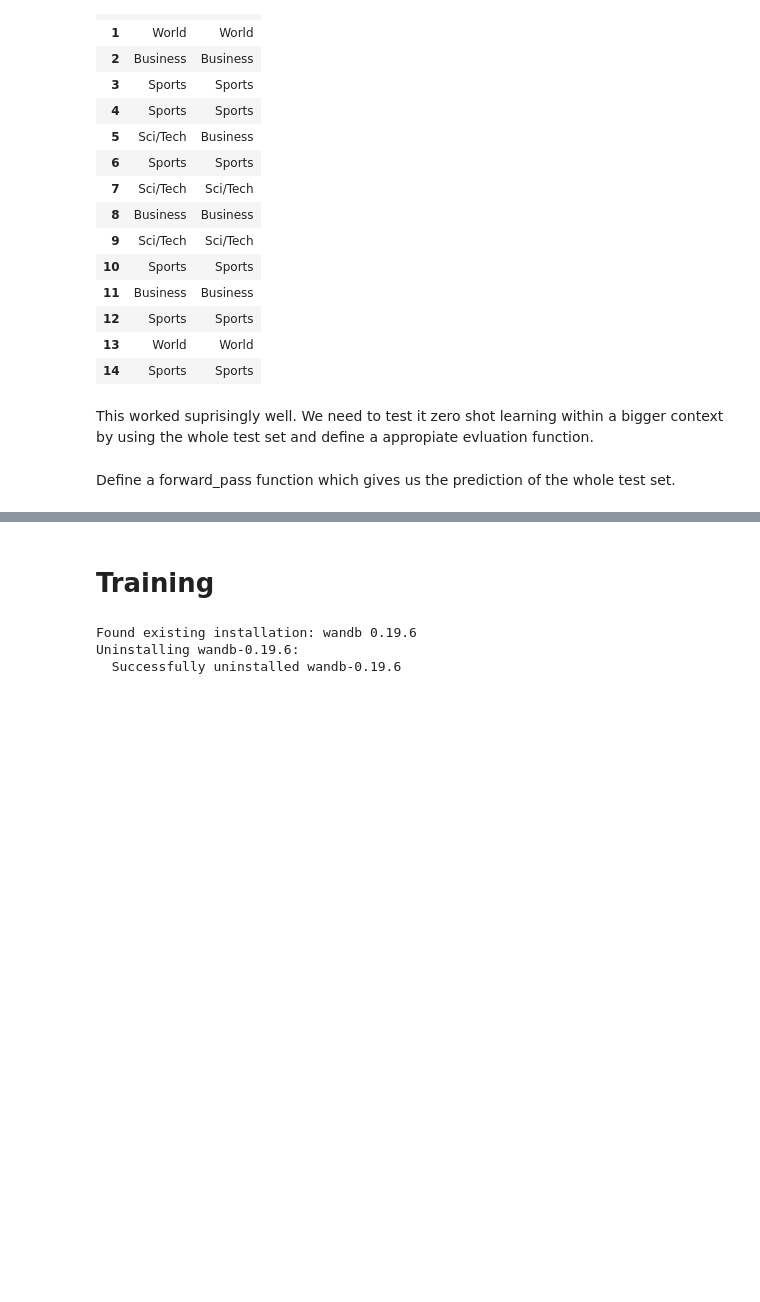
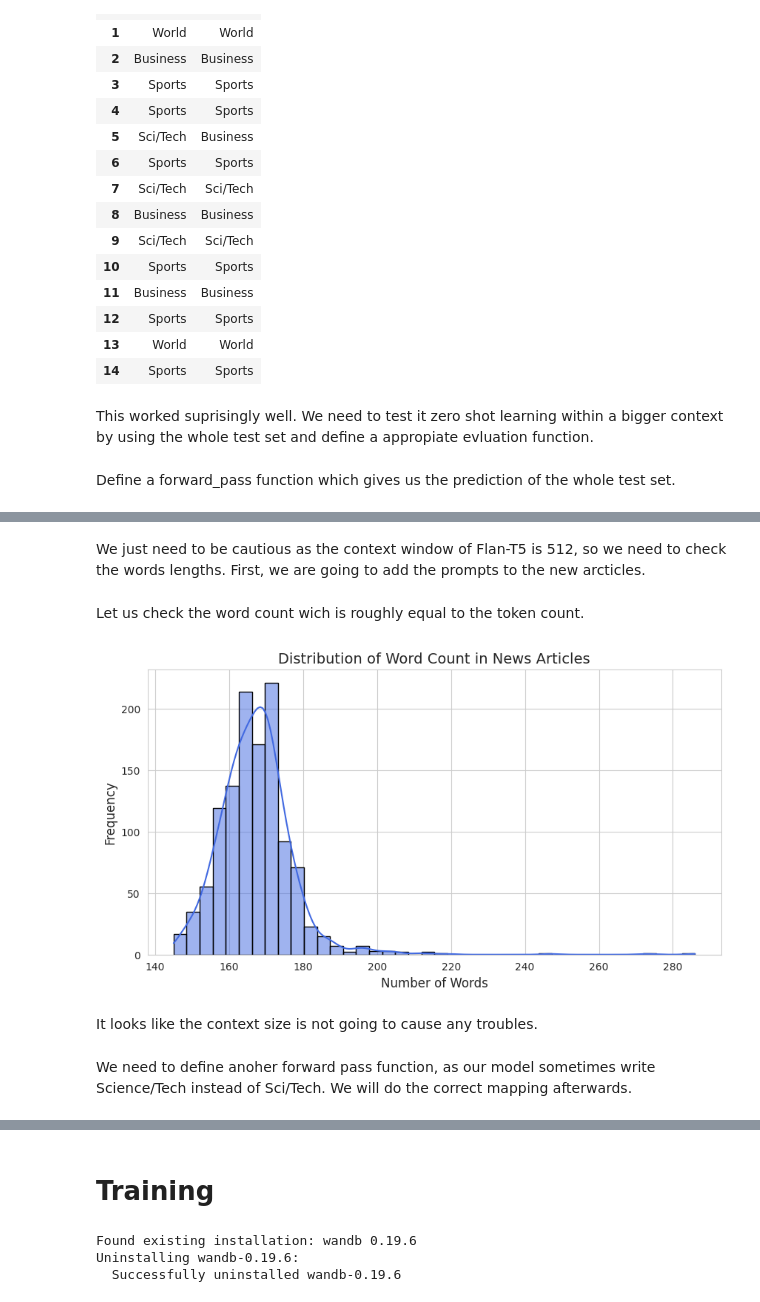
Before and after one commit to DanielHolzwart/Instruction-based-classification-with-Flan-T5-large-model-qlora, a Jupyter notebook: Instruction_based_classification_with_Flan_T5_large_model_+_qlora.ipynb, the cells around one changed output, grey strips where cells are left out. Drawn from its saved outputs; the diff is of its cells as text; code cells hidden in the pictures; blank space fills up the shorter version.

```diff
--- a/Instruction_based_classification_with_Flan_T5_large_model_+_qlora.ipynb
+++ b/Instruction_based_classification_with_Flan_T5_large_model_+_qlora.ipynb
@@ -321,0 +327,11 @@ plot_confusion_matrix(y_pred, y_true, labels_chr)
+# %%
+# get one example text for both sci/tech and business
+
+label_check = []
+texts = []
+for label, text in zip(news_dataset['train']['label'], news_dataset['train']['text']): # loop through dataset to find examples
+    if label in [2,3]:
+        texts.append(text)
+        label_check.append(label)
+    if len(label_check) == 2: # break condition if we have two examples
+        break
@@ -321,0 +368,33 @@ plot_confusion_matrix(y_pred, y_true, labels_chr)
+# %% [markdown]
+We just need to be cautious as the context window of Flan-T5 is 512, so we need to check the words lengths. First, we are going to add the prompts to the new arcticles.
+# %%
+def add_prompt_to_article(batch):
+    return {'text_few_shot' : [prompt_few_shot.format(text=article, business = texts[0], sci = texts[1]) for article in batch["text"]]}
+
+news_dataset_few_shot = news_dataset.map(add_prompt_to_article,  batched = True)
+# %% [markdown]
+Let us check the word count wich is roughly equal to the token count.
+# %%
+lengths = [len(x.split()) for x in news_dataset_few_shot['test']['text_few_shot']]
+# %%
+# Set Seaborn style
+sns.set_style("whitegrid")
+
+# Create the histogram
+plt.figure(figsize=(10, 5))
+sns.histplot(lengths, bins=40, kde=True, color="royalblue", edgecolor="black")
+
+# Add labels and title
+plt.xlabel("Number of Words", fontsize=12)
+plt.ylabel("Frequency", fontsize=12)
+plt.title("Distribution of Word Count in News Articles", fontsize=14)
+
+# Improve x-axis readability
+plt.xticks(fontsize=10)
+plt.yticks(fontsize=10)
+
+plt.show()
+# %% [output]
+[figure, added]
+# %% [markdown]
+It looks like the context size is not going to cause any troubles.
@@ -321,0 +410,2 @@ plot_confusion_matrix(y_pred, y_true, labels_chr)
+# %% [markdown]
+We need to define anoher forward pass function, as our model sometimes write Science/Tech instead of Sci/Tech. We will do the correct mapping afterwards.
```
Also changed, not shown: parts of 18 cells of this notebook.
